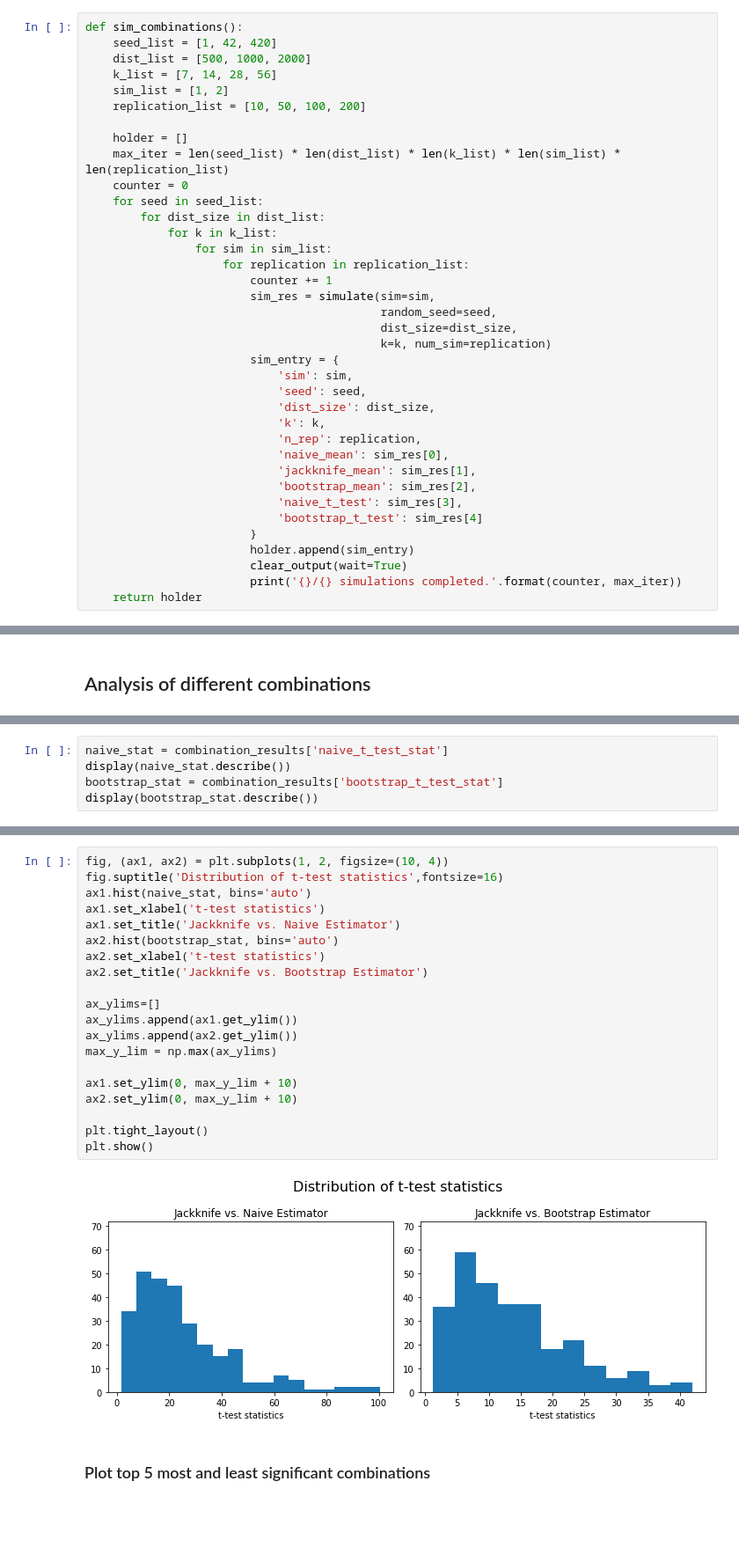
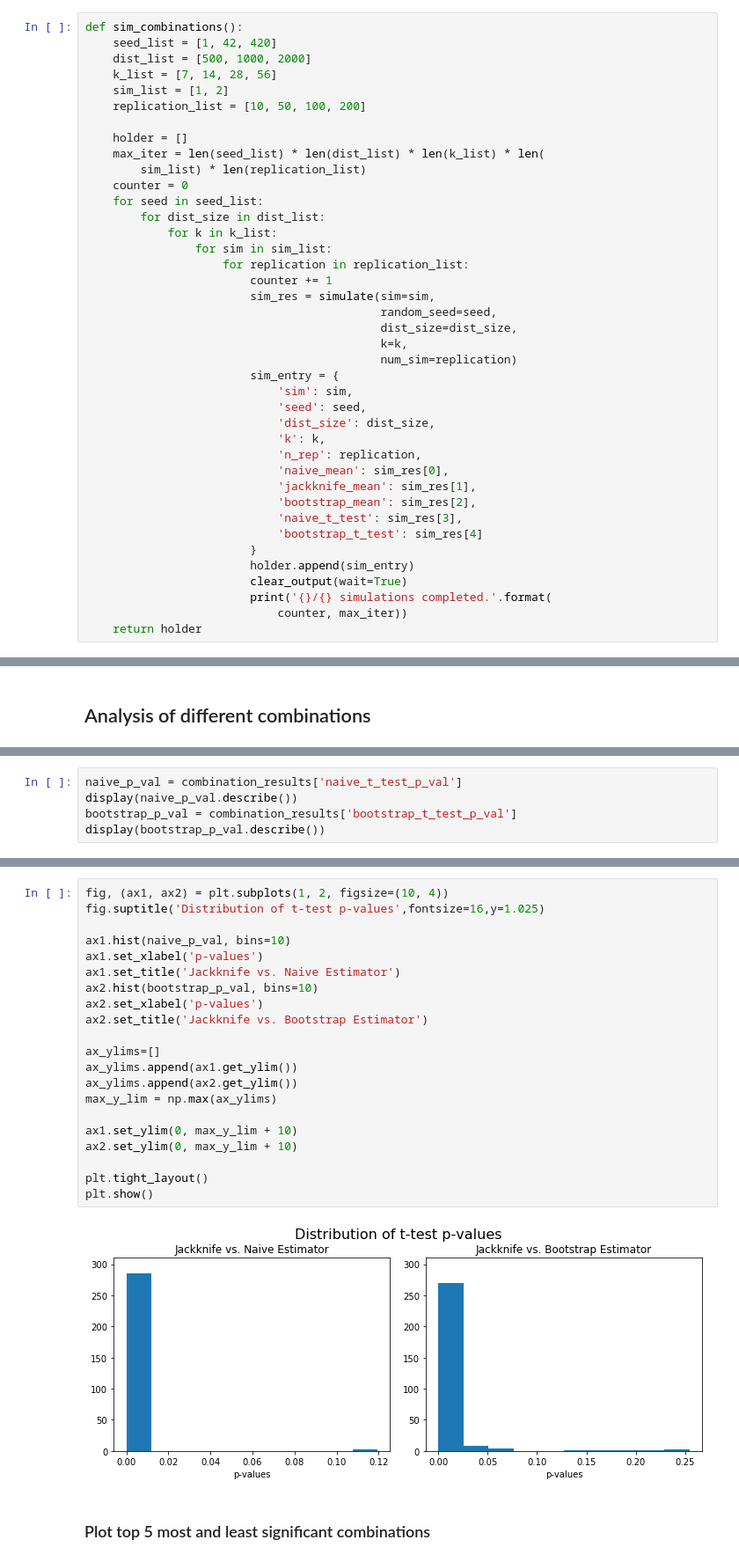
Before and after one commit to mjhof/edds-paper-reproduction, a Jupyter notebook: Simulations-Optimized.ipynb, the cells around one changed output, grey strips where cells are left out. Shown at 88% size. Cells and saved outputs as stored; diff of their text form; blank space fills up the shorter version.

```diff
--- a/Simulations-Optimized.ipynb
+++ b/Simulations-Optimized.ipynb
@@ -350,7 +342,8 @@ def sim_combinations():
     replication_list = [10, 50, 100, 200]
 
     holder = []
-    max_iter = len(seed_list) * len(dist_list) * len(k_list) * len(sim_list) * len(replication_list)
+    max_iter = len(seed_list) * len(dist_list) * len(k_list) * len(
+        sim_list) * len(replication_list)
     counter = 0
     for seed in seed_list:
         for dist_size in dist_list:
@@ -361,7 +354,8 @@ def sim_combinations():
                         sim_res = simulate(sim=sim,
                                            random_seed=seed,
                                            dist_size=dist_size,
-                                           k=k, num_sim=replication)
+                                           k=k,
+                                           num_sim=replication)
                         sim_entry = {
                             'sim': sim,
                             'seed': seed,
@@ -376,7 +370,8 @@ def sim_combinations():
                         }
                         holder.append(sim_entry)
                         clear_output(wait=True)
-                        print('{}/{} simulations completed.'.format(counter, max_iter))
+                        print('{}/{} simulations completed.'.format(
+                            counter, max_iter))
     return holder
 # %%
 SIM_PATH = 'combination_results.csv'
@@ -401,6 +396,6 @@ combination_results['bootstrap_t_test_p_val'] = combination_results[
 # %%
-naive_stat = combination_results['naive_t_test_stat']
-display(naive_stat.describe())
-bootstrap_stat = combination_results['bootstrap_t_test_stat']
-display(bootstrap_stat.describe())
+naive_p_val = combination_results['naive_t_test_p_val']
+display(naive_p_val.describe())
+bootstrap_p_val = combination_results['bootstrap_t_test_p_val']
+display(bootstrap_p_val.describe())
 # %% [output]
@@ -425,25 +420,26 @@ Name: bootstrap_t_test_stat, dtype: float64
 # %%
 fig, (ax1, ax2) = plt.subplots(1, 2, figsize=(10, 4))
-fig.suptitle('Distribution of t-test statistics',fontsize=16)
-ax1.hist(naive_stat, bins='auto')
-ax1.set_xlabel('t-test statistics')
+fig.suptitle('Distribution of t-test p-values',fontsize=16,y=1.025)
+
+ax1.hist(naive_p_val, bins=10)
+ax1.set_xlabel('p-values')
 ax1.set_title('Jackknife vs. Naive Estimator')
-ax2.hist(bootstrap_stat, bins='auto')
-ax2.set_xlabel('t-test statistics')
+ax2.hist(bootstrap_p_val, bins=10)
+ax2.set_xlabel('p-values')
 ax2.set_title('Jackknife vs. Bootstrap Estimator')
 
 ax_ylims=[]
 ax_ylims.append(ax1.get_ylim())
 ax_ylims.append(ax2.get_ylim())
 max_y_lim = np.max(ax_ylims)
 
 ax1.set_ylim(0, max_y_lim + 10)
 ax2.set_ylim(0, max_y_lim + 10)
 
 plt.tight_layout()
 plt.show()
 # %% [output]
-[figure, old version]
+[figure, new version]
 # %% [markdown]
 ### Plot top 5 most and least significant combinations
 # %%
```
Also changed, not shown: parts of 7 cells of this notebook, 1 other file.
